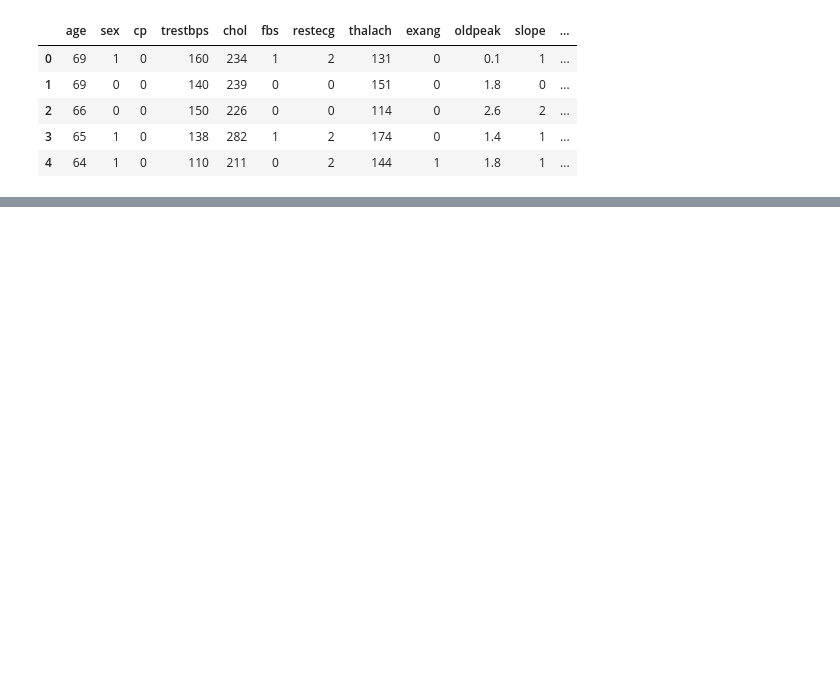
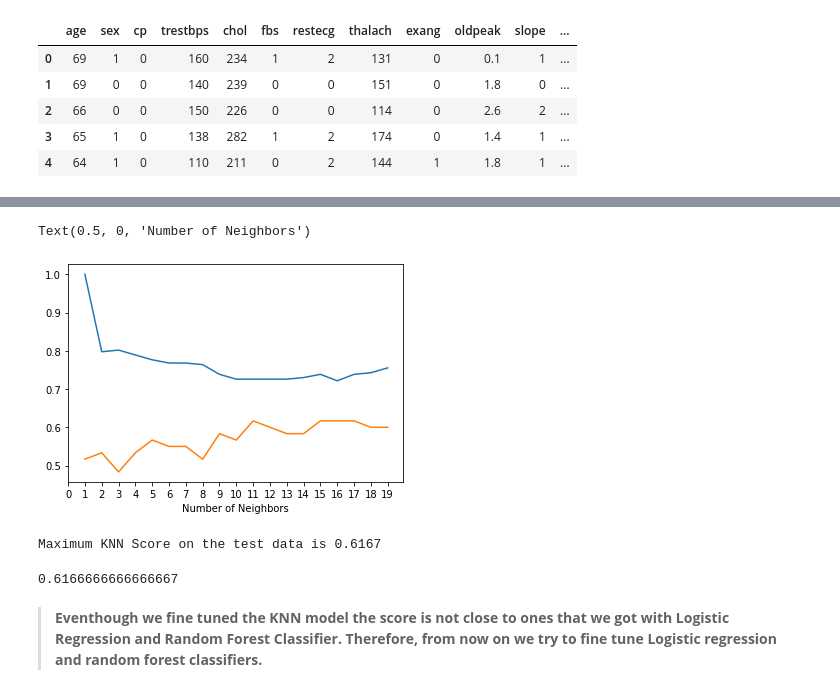
Before and after one commit to badl7/heart_disease-ML_project, a Jupyter notebook: proje1.ipynb, the cells around one changed output, grey strips where cells are left out. Drawn from its saved outputs; the diff is of its cells as text; code cells hidden in the pictures; blank space fills up the shorter version.

```diff
--- a/proje1.ipynb
+++ b/proje1.ipynb
@@ -201,0 +301,41 @@ x_train, x_test, y_train, y_test = train_test_split(x,y,
+# %%
+train_scores = []
+test_scores = []
+
+neighbors = range(1,20)
+
+knn = KNeighborsClassifier()
+
+
+for i in neighbors:
+    knn.set_params(n_neighbors = i)
+
+    knn.fit(X_train,y_train)
+
+    train_scores.append(knn.score(X_train,y_train))
+    test_scores.append(knn.score(X_test,y_test))
+# %%
+# To visualize train and test scores
+
+plt.plot(neighbors, train_scores, label = 'Train Scores')
+plt.plot(neighbors, test_scores , label = 'Test Scores')
+
+plt.xticks(np.arange(0,20,1))
+plt.xlabel("Number of Neighbors")
+# %% [output]
+Text(0.5, 0, 'Number of Neighbors')
+[figure, added]
+# %%
+print(f"Maximum KNN Score on the test data is {max(test_scores):.4f}")
+# %% [output]
+Maximum KNN Score on the test data is 0.6167
+# %%
+knn = KNeighborsClassifier(n_neighbors=11)
+knn.fit(X_train,y_train)
+knn.score(X_test,y_test)
+# %% [output]
+0.6166666666666667
+# %% [markdown]
+
+
+> **Eventhough we fine tuned the KNN model the score is not close to ones that we got with Logistic Regression and Random Forest Classifier. Therefore, from now on we try to fine tune Logistic regression and random forest classifiers.**
```
Also changed, not shown: parts of 25 cells of this notebook.
